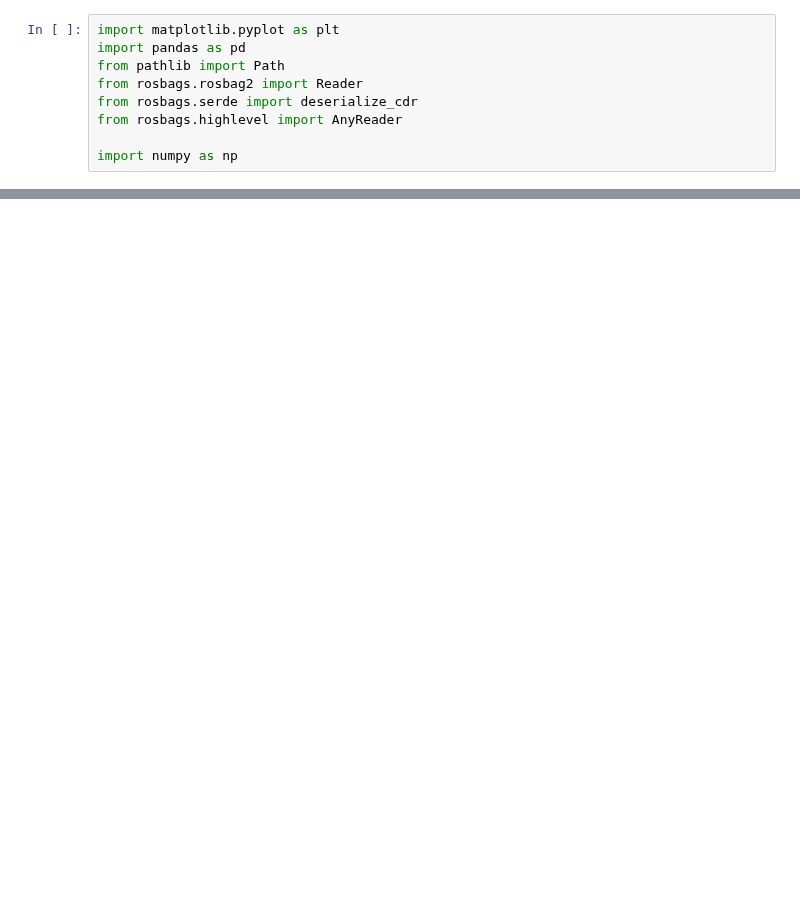
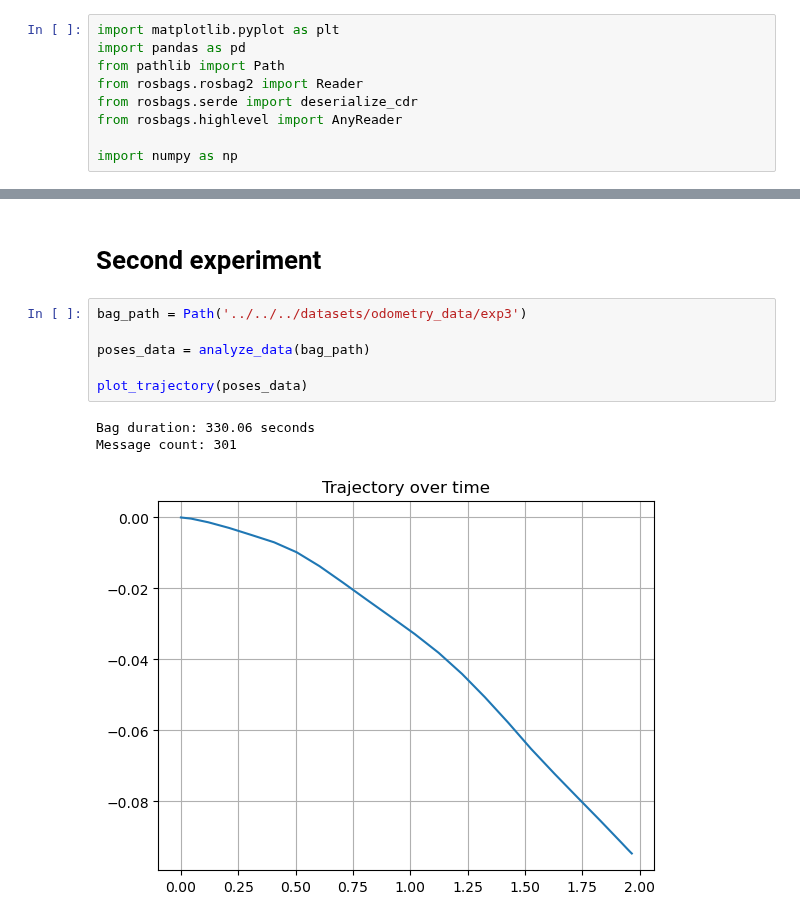
Before and after one commit to BCLab-UNM/MARIAM, a Jupyter notebook: analysis/odomDataAnalysis/rtab_odometry.ipynb, the cells around one changed output, grey strips where cells are left out. Cells and saved outputs as stored; diff of their text form; blank space fills up the shorter version.

Commit message:
udpate: added another experiment to rtab_odometry.ipynb

```diff
--- a/analysis/odomDataAnalysis/rtab_odometry.ipynb
+++ b/analysis/odomDataAnalysis/rtab_odometry.ipynb
@@ -98,0 +123,12 @@ plt.show()
+# %% [markdown]
+# Second experiment
+# %%
+bag_path = Path('../../../datasets/odometry_data/exp3')
+
+poses_data = analyze_data(bag_path)
+
+plot_trajectory(poses_data)
+# %% [output]
+Bag duration: 330.06 seconds
+Message count: 301
+[figure, added]
```
Also changed, not shown: parts of 7 cells of this notebook.
